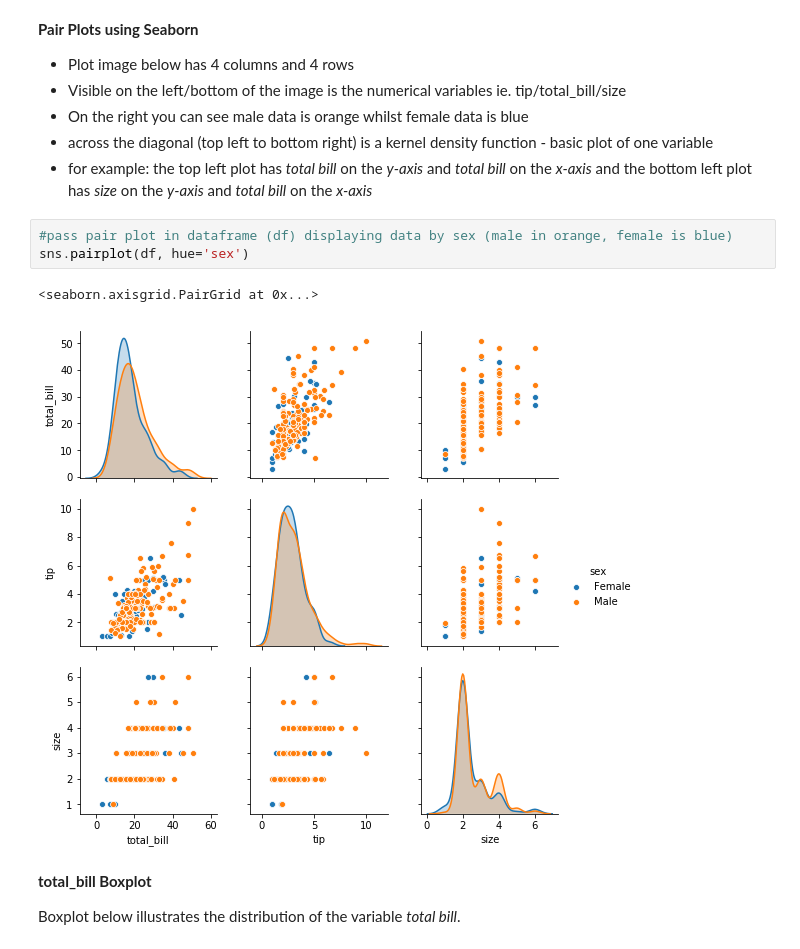
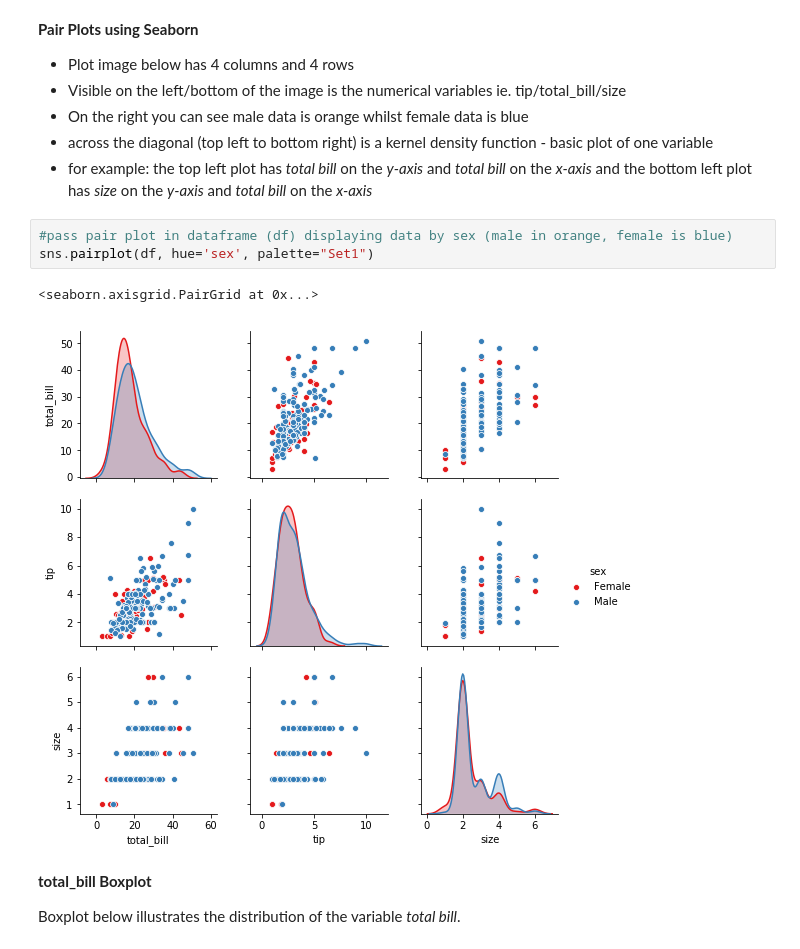
Before and after one commit to edelcorcoran/FDA-Project, a Jupyter notebook: Tips.ipynb, the cells around one changed output. Saved outputs shown, nothing was run; the diff lists cells and outputs as text.

```diff
--- a/Tips.ipynb
+++ b/Tips.ipynb
@@ -304,10 +305,10 @@ dtype: int64
 - for example: the top left plot has _total bill_ on the _y-axis_ and _total bill_ on the _x-axis_ and the bottom left plot has  _size_ on the _y-axis_ and _total bill_ on the _x-axis_
 # %%
 #pass pair plot in dataframe (df) displaying data by sex (male in orange, female is blue)
-sns.pairplot(df, hue='sex')
+sns.pairplot(df, hue='sex', palette="Set1")
 # %% [output]
 <seaborn.axisgrid.PairGrid at 0x...>
-[figure, old version]
+[figure, new version]
 # %% [markdown]
 **total_bill Boxplot**
 
```
Also changed, not shown: parts of 12 cells of this notebook.
